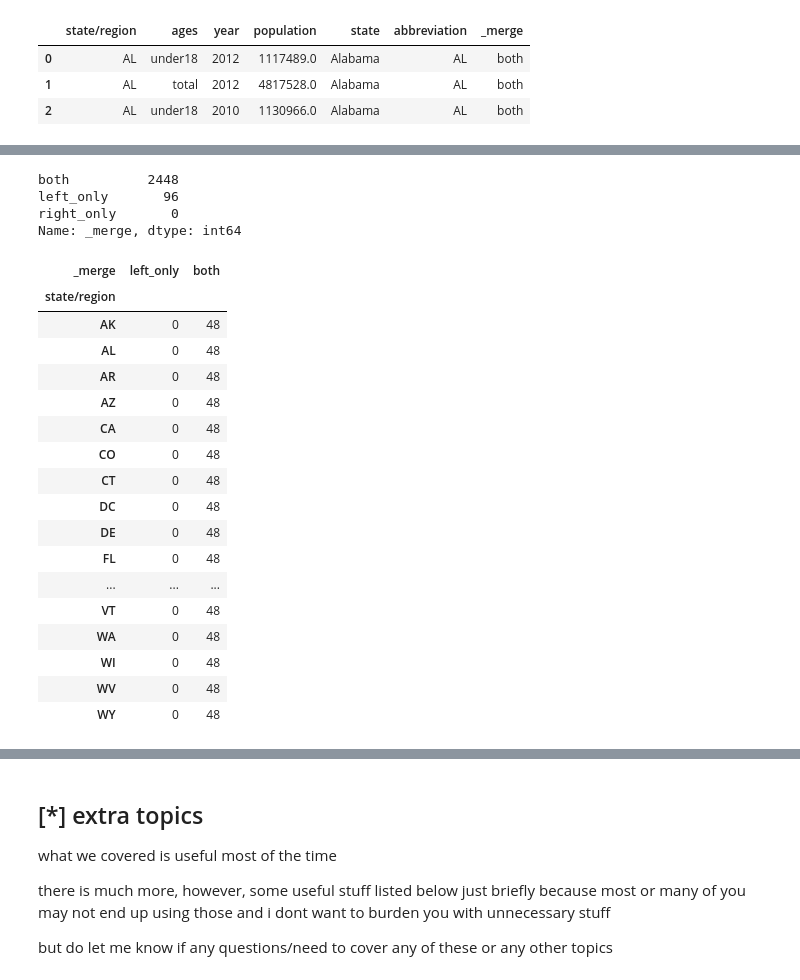
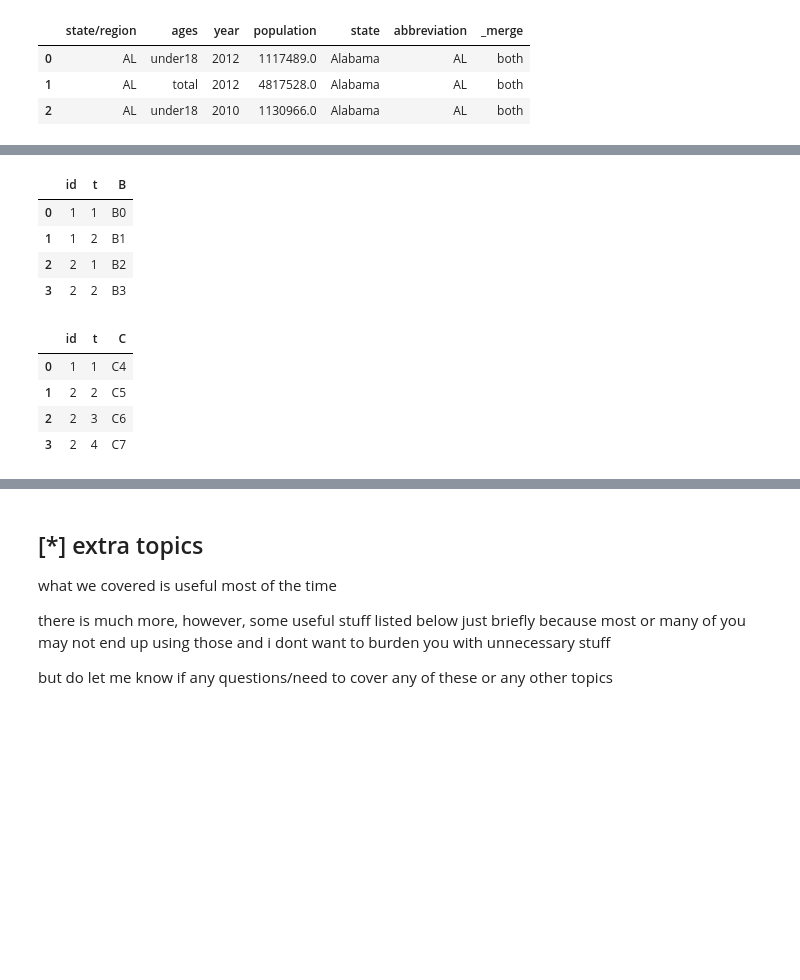
Before and after one commit to theaok/datManPy, a Jupyter notebook: pandas.ipynb, the cells around one changed output, grey strips where cells are left out. Saved outputs shown, nothing was run; the diff lists cells and outputs as text; code cells hidden in the pictures; blank space fills up the shorter version.

```diff
--- a/pandas.ipynb
+++ b/pandas.ipynb
@@ -1362,45 +1456,33 @@ merged.head(3)
 # %%
-# again and again super important to investigate what happened!! ALWAYS DO IT AND THINK ABOUT
-merged['_merge'].value_counts() #.plot(kind='barh') #left a problem, many 96
-#!! and then step by step do all investigations in this para!!
-#merged['state/region'][merged['_merge']=='left_only'] #again many
-#merged['state/region'][merged['_merge']=='left_only'].value_counts() #aha 48 PR and USA
-#merged['year'][merged['_merge']=='left_only'].value_counts() #hmm like 4 per yr
-#merged.query("year == 1991 & _merge == 'left_only'") #lets zoom in
-#ok so we got PR and US and bunch of years for ages total and under18
-#make sure stuff like that wasnt in the right dataset:
-#merged['abbreviation'][merged['_merge']=='both'].unique() #ya no PR or USA there
-
-#merged['state'][merged['_merge']=='right_only']
-#pd.crosstab(merged["state/region"],merged["_merge"])  #### this is helpful! always do it!!! unless super many ids
-
 #clumsy way:
 # again and again super important to investigate what happened!!
 #merged.isnull().any() #double-check if any mismatches-look for rows with nulls
 #merged[merged['population'].isnull()] #aha! all PR <2000 and state entries also null, so there was no corresponding entry in the abbrevs key! let's see which regions dont match
 # merged.loc[merged['state'].isnull(), 'state/region'].unique() #ta da! PR and USA are not in abbrevs key
-# %% [output]
-both          2448
-left_only       96
-right_only       0
-Name: _merge, dtype: int64
-| _merge | left_only | both |
-| state/region |  |  |
-| AK | 0 | 48 |
-| AL | 0 | 48 |
-| AR | 0 | 48 |
-| AZ | 0 | 48 |
-| CA | 0 | 48 |
-| CO | 0 | 48 |
-| CT | 0 | 48 |
-| DC | 0 | 48 |
-| DE | 0 | 48 |
-| FL | 0 | 48 |
-| ... | ... | ... |
-| VT | 0 | 48 |
-| WA | 0 | 48 |
-| WI | 0 | 48 |
-| WV | 0 | 48 |
-| WY | 0 | 48 |
 # %%
 #merged.query("year == 2010 & ages == 'total'") # a neat way to subset!!
+# %%
+# merge on more than one var eg panel data: time-geo eg year-state uniquely ids a var
+
+d1 = pd.DataFrame({'id': ['1',  '1',  '2',  '2'],
+                   't': ['1', '2', '1', '2'],
+                   'B': ['B0', 'B1', 'B2', 'B3']
+                   })
+
+d2 = pd.DataFrame({'id': ['1', '2', '2', '2'],
+                   't': ['1', '2', '3', '4'],
+                   'C': ['C4', 'C5', 'C6', 'C7']
+                   })
+d1
+d2
+# %% [output]
+|  | id | t | B |
+| 0 | 1 | 1 | B0 |
+| 1 | 1 | 2 | B1 |
+| 2 | 2 | 1 | B2 |
+| 3 | 2 | 2 | B3 |
+|  | id | t | C |
+| 0 | 1 | 1 | C4 |
+| 1 | 2 | 2 | C5 |
+| 2 | 2 | 3 | C6 |
+| 3 | 2 | 4 | C7 |
```
Also changed, not shown: parts of 19 cells of this notebook.
